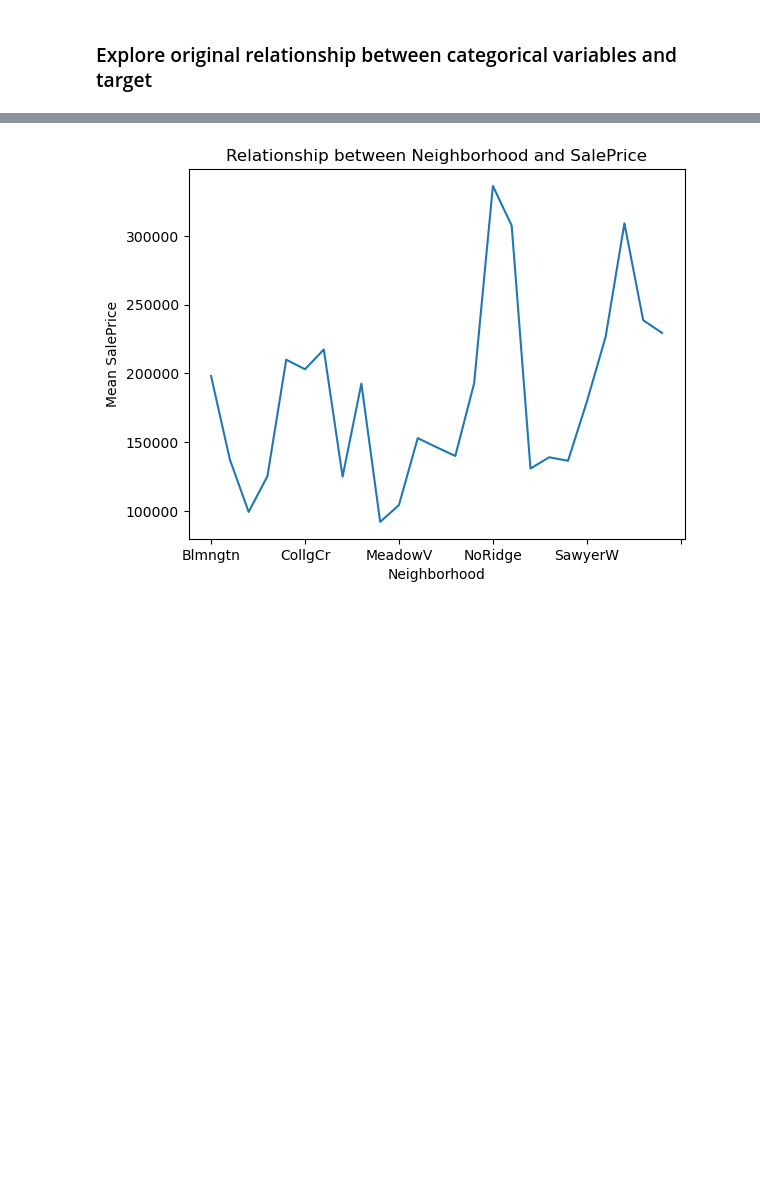
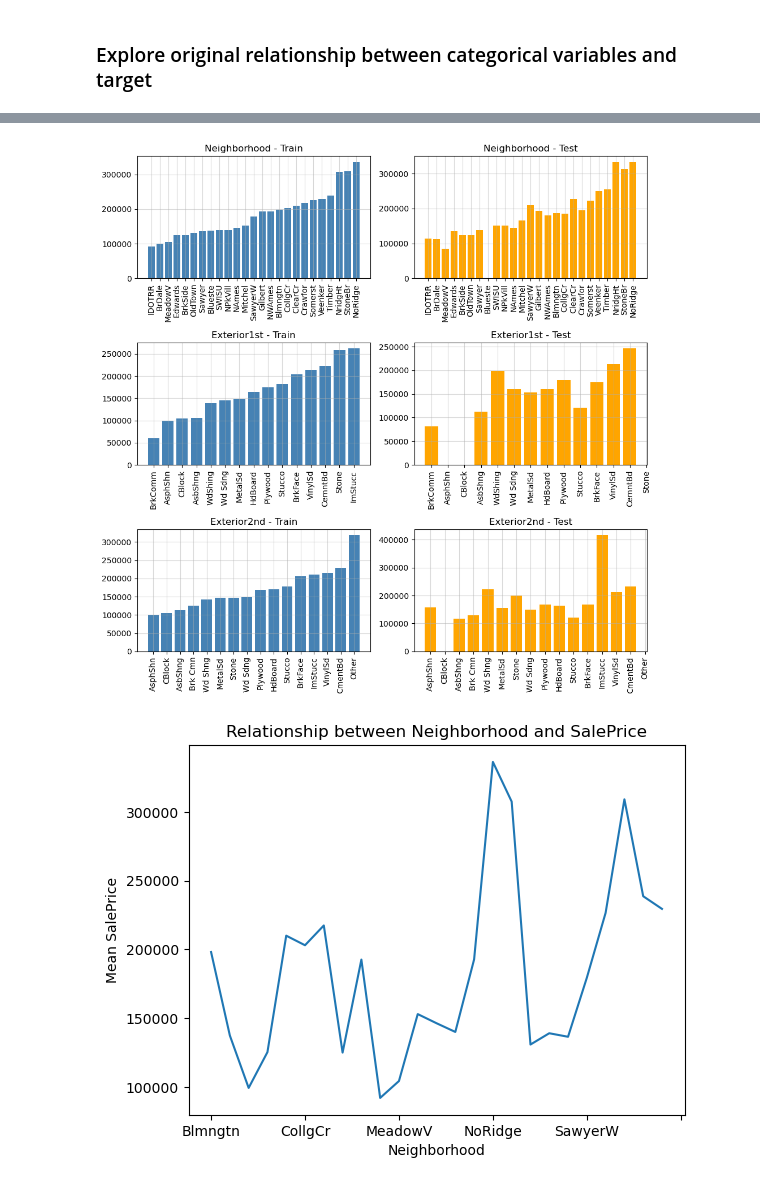
Before and after one commit to omdgit/feature-engineering-for-machine-learning, a Jupyter notebook: Section-09-Categorical-Encoding-Monotonic/01-pandas/01-Ordered-Ordinal-Encoding.ipynb, the cells around one changed output, grey strips where cells are left out. Saved outputs shown, nothing was run; the diff lists cells and outputs as text; code cells hidden in the pictures; blank space fills up the shorter version.

```diff
--- a/Section-09-Categorical-Encoding-Monotonic/01-pandas/01-Ordered-Ordinal-Encoding.ipynb
+++ b/Section-09-Categorical-Encoding-Monotonic/01-pandas/01-Ordered-Ordinal-Encoding.ipynb
@@ -152,16 +163,6 @@ class OrdinalEncoding(BaseEstimator, TransformerMixin):
 # omd
 train = X_train.copy()
 test = X_test.copy()
-oe = OrdinalEncoding(variables=["Neighborhood", "Exterior1st", "Exterior2nd"])
+oe = CustomEncoding(variables=["Neighborhood", "Exterior1st", "Exterior2nd"], encoding='ordinal')
 train = oe.fit_transform(train, y_train)
 test = oe.transform(test)
-# %%
-# omd
-for i, var in enumerate(["Neighborhood", "Exterior1st", "Exterior2nd"]):
-    plt.plot(y_train.groupby(train[var]).mean(), label='Train')
-    plt.plot(y_test.groupby(test[var]).mean(), label='Test')
-    plt.xticks(range(len(oe.mapping_dict_collection[i])), oe.mapping_dict_collection[i])
-    plt.xticks(rotation=90)
-    plt.legend()
-    plt.grid(True, alpha=0.5)
-    plt.show()
@@ -172,3 +169,31 @@ for i, var in enumerate(["Neighborhood", "Exterior1st", "Exterior2nd"]):
+# %%
+# omd
+j = 0
+plt.figure(figsize=(10, 10))
+for i, var in enumerate(["Neighborhood", "Exterior1st", "Exterior2nd"]):
+    # create resuls dataset for train and test
+    t1 = y_train.groupby(train[var]).mean().to_frame()
+    t2 = y_test.groupby(test[var]).mean()
+    t3 = pd.merge(left=t1, right=t2, left_index=True, right_index=True, how='left')  # will ensure that train & test have the same number of categories per variable
+
+    j += 1
+    plt.subplot(3,2,j)
+    plt.bar(x=oe.categories[i], height=t3['SalePrice_x'], label='Train', color='steelblue')
+    plt.xticks(rotation=90)
+    # plt.legend(loc='upper left')
+    plt.title(f'{var} - Train')
+    plt.grid(True, alpha=0.5)
+
+    j += 1
+    plt.subplot(3,2,j)
+    plt.bar(x=oe.categories[i], height=t3['SalePrice_y'], label='Test', color='orange')
+    plt.xticks(rotation=90)
+    # plt.legend(loc='upper left')
+    plt.title(f'{var} - Test')
+    plt.grid(True, alpha=0.5)
+    plt.tight_layout()
+# %% [output]
+[figure, added]
 # %%
 # let's explore the relationship of the categories with the target
 
```
Also changed, not shown: parts of 3 cells of this notebook.
